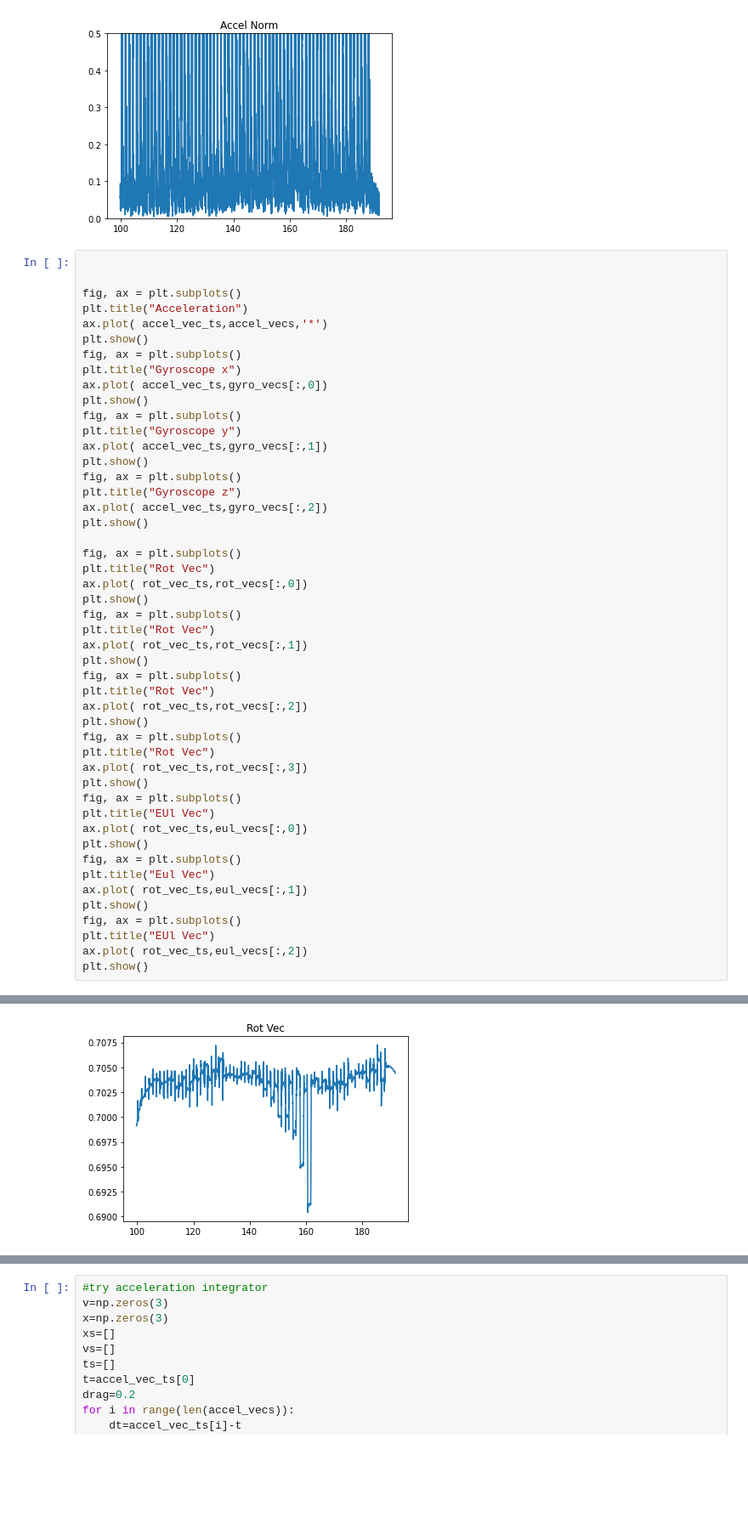
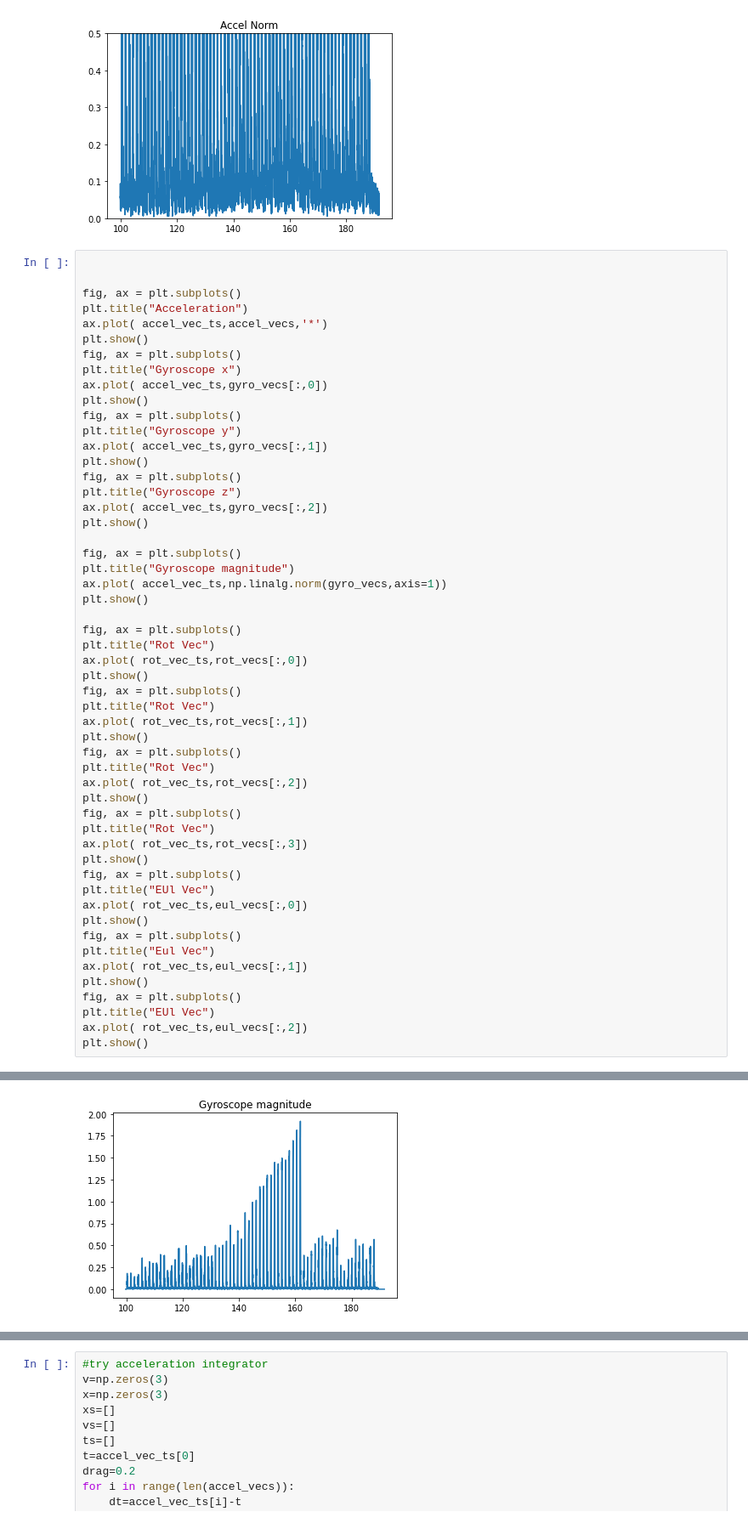
Before and after one commit to grybka/gratbot, a Jupyter notebook: gratbotmk4/notebooks/initial_input_plotting.ipynb, the cells around one changed output, grey strips where cells are left out. Shown at 85% size. Saved outputs shown, nothing was run; the diff lists cells and outputs as text; blank space fills up the shorter version.

```diff
--- a/gratbotmk4/notebooks/initial_input_plotting.ipynb
+++ b/gratbotmk4/notebooks/initial_input_plotting.ipynb
@@ -135,6 +135,11 @@ plt.show()
 fig, ax = plt.subplots()
 plt.title("Gyroscope z")
 ax.plot( accel_vec_ts,gyro_vecs[:,2])
+plt.show()
+
+fig, ax = plt.subplots()
+plt.title("Gyroscope magnitude")
+ax.plot( accel_vec_ts,np.linalg.norm(gyro_vecs,axis=1))
 plt.show()
 
 fig, ax = plt.subplots()
@@ -143,31 +148,31 @@ ax.plot( rot_vec_ts,rot_vecs[:,0])
 plt.show()
 fig, ax = plt.subplots()
 plt.title("Rot Vec")
 ax.plot( rot_vec_ts,rot_vecs[:,1])
 plt.show()
 fig, ax = plt.subplots()
 plt.title("Rot Vec")
 ax.plot( rot_vec_ts,rot_vecs[:,2])
 plt.show()
 fig, ax = plt.subplots()
 plt.title("Rot Vec")
 ax.plot( rot_vec_ts,rot_vecs[:,3])
 plt.show()
 fig, ax = plt.subplots()
 plt.title("EUl Vec")
 ax.plot( rot_vec_ts,eul_vecs[:,0])
 plt.show()
 fig, ax = plt.subplots()
 plt.title("Eul Vec")
 ax.plot( rot_vec_ts,eul_vecs[:,1])
 plt.show()
 fig, ax = plt.subplots()
 plt.title("EUl Vec")
 ax.plot( rot_vec_ts,eul_vecs[:,2])
 plt.show()
 # %% [output]
 [figure]
 [figure]
 [figure]
 [figure]
-[figure, old version]
+[figure, new version]
```
Also changed, not shown: parts of 1 cell of this notebook, 7 other files.
